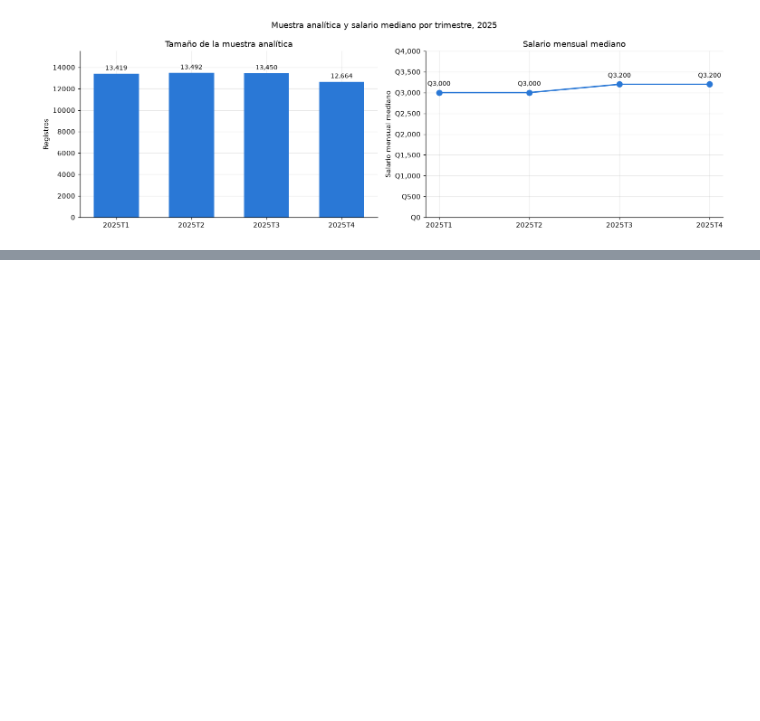
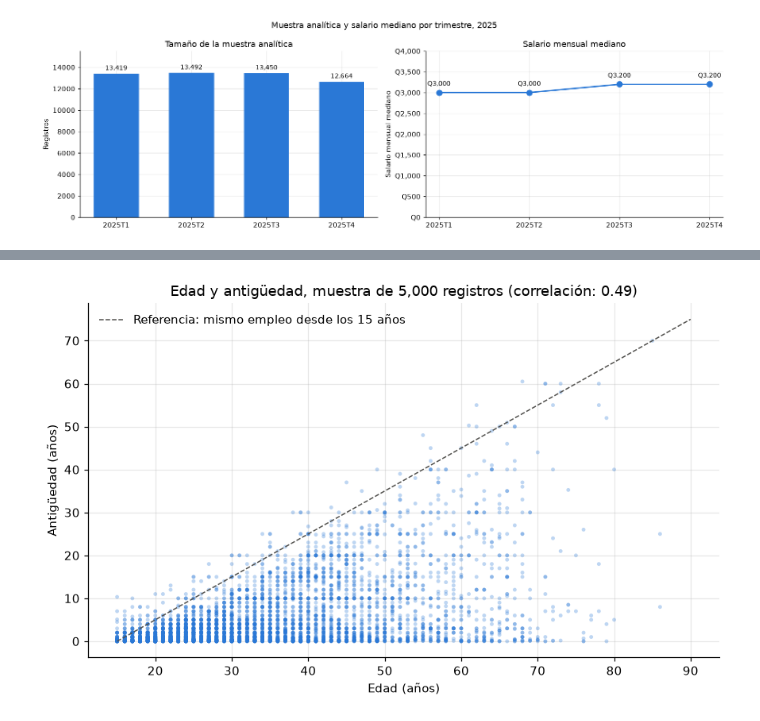
Before and after one commit to Bamo0507/Laboratorio_7_Intro_Spark, a Jupyter notebook: notebooks/lab7_spark_mllib.ipynb, the cells around one changed output, grey strips where cells are left out. Drawn from its saved outputs; the diff is of its cells as text; code cells hidden in the pictures; blank space fills up the shorter version.

```diff
--- a/notebooks/lab7_spark_mllib.ipynb
+++ b/notebooks/lab7_spark_mllib.ipynb
@@ -696,0 +751,15 @@ plt.show()
+# %%
+# Para dibujar se usa una muestra de 5,000 registros; la correlación viene de todos los registros
+muestra = analitica_2025.select("edad", "antiguedad").orderBy(F.rand(seed=42)).limit(5000).toPandas()
+
+fig, eje = plt.subplots(figsize=(8, 5))
+eje.scatter(muestra["edad"], muestra["antiguedad"], s=10, alpha=0.3, color=AZUL, edgecolors="none")
+eje.plot([15, 90], [0, 75], color=GRIS, lw=1, ls="--", label="Referencia: mismo empleo desde los 15 años")
+eje.set_title(f"Edad y antigüedad, muestra de {len(muestra):,} registros (correlación: {correlaciones.loc['Edad', 'Antigüedad']:.2f})")
+eje.set_xlabel("Edad (años)")
+eje.set_ylabel("Antigüedad (años)")
+eje.legend(frameon=False, loc="upper left")
+plt.tight_layout()
+plt.show()
+# %% [output]
+[figure, added]
```
Also changed, not shown: parts of 7 cells of this notebook.
